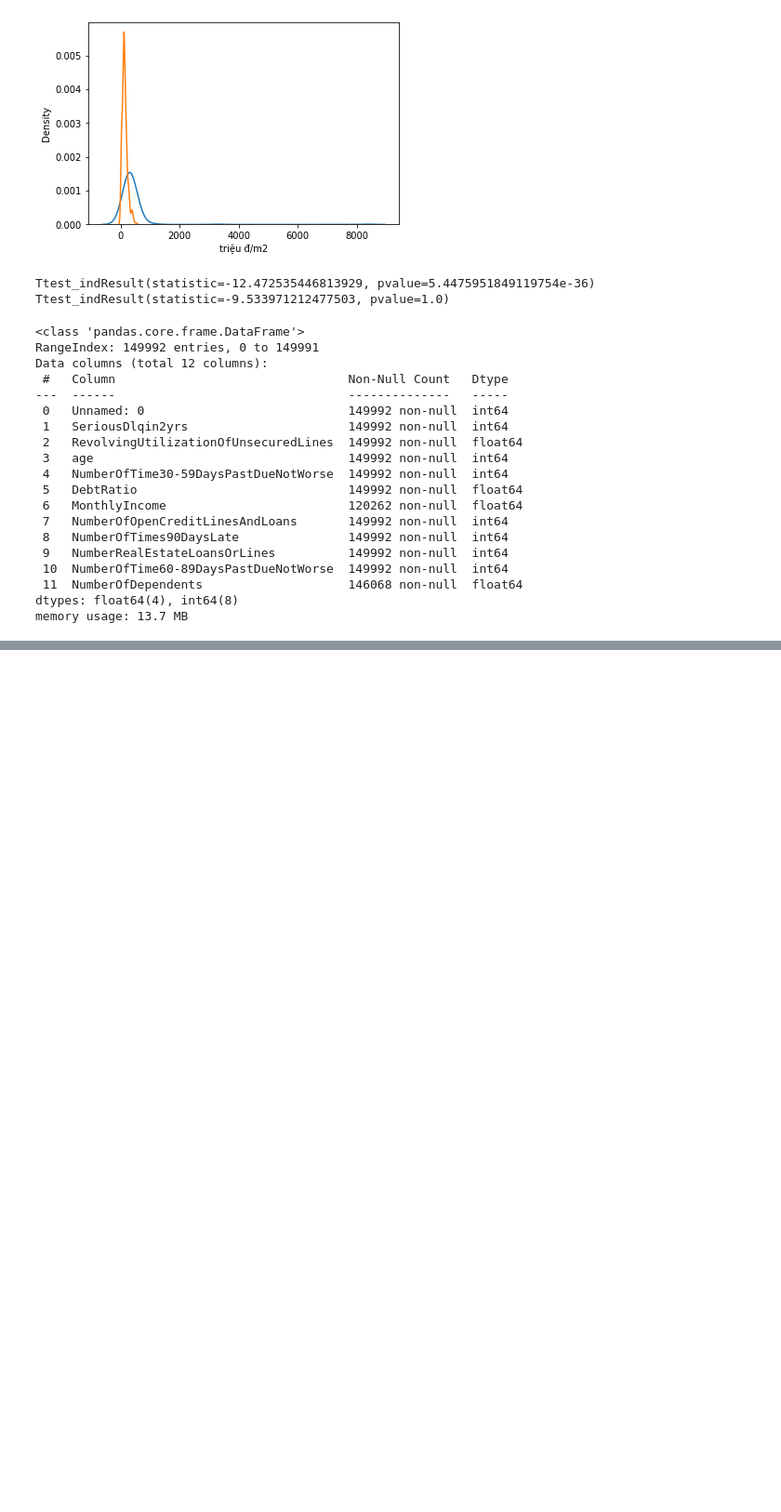
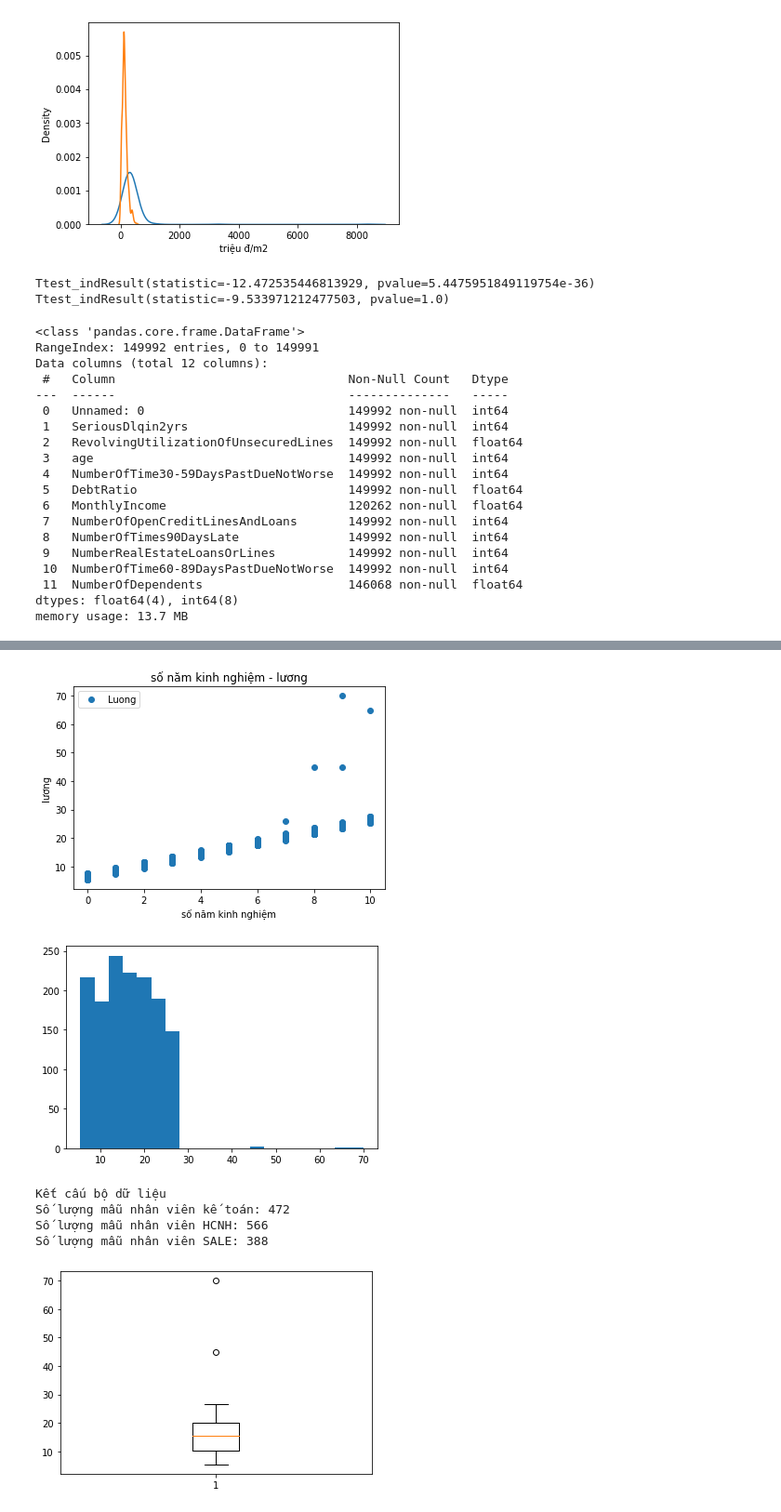
Before and after one commit to KimKieu123/DA30092022, a Jupyter notebook: BT Learn 1.ipynb, the cells around one changed output, grey strips where cells are left out. Shown at 93% size. Drawn from its saved outputs; the diff is of its cells as text; code cells hidden in the pictures; blank space fills up the shorter version.

```diff
--- a/BT Learn 1.ipynb
+++ b/BT Learn 1.ipynb
@@ -299,0 +612,80 @@ Name: triệu đ/m2, Length: 256, dtype: float64
+# %%
+#[Thực hành] Xây dựng mô hình hồi quy tuyến tính dự báo tiền lương
+import pandas as pd # Khai báo thư viện hỗ trợ đọc và phân tích dữ liệu ở dạng bảng
+dataset = pd.read_csv("salary_data.csv") # Lấy dữ liệu từ file work_data.csv đê phân tích và đặt tên dữ liệu đó là dataset
+import matplotlib.pyplot as plt  # Khai báo thư viện để vẽ hình
+dataset.plot(x='SoNamKinhNghiem', y='Luong', style='o')
+plt.title('số năm kinh nghiệm - lương')
+plt.xlabel('số năm kinh nghiệm')
+plt.ylabel('lương')
+plt.show()
+# vẽ biểu đồ histogram
+plt.hist(dataset['Luong'],20)
+plt.show()
+df_keToan = dataset[dataset["NganhNghe"] == "KeToan"]
+df_hcnh = dataset[dataset["NganhNghe"] == "HCNS"]
+df_sale = dataset[dataset["NganhNghe"] == "Sale"]
+
+print ("Kết cấu bộ dữ liệu")
+print ("Số lượng mẫu nhân viên kế toán: " + str(df_keToan.shape[0]))
+print ("Số lượng mẫu nhân viên HCNH: " + str(df_hcnh.shape[0]))
+print ("Số lượng mẫu nhân viên SALE: " + str(df_sale.shape[0]))
+
+n_by_nganhNghe = dataset.groupby("NganhNghe")["Luong"].mean()
+
+# Biểu đồ phân bố lương của nhân viên Kế toán
+plt.boxplot(df_keToan['Luong'])
+plt.show()
+
+from sklearn.model_selection import train_test_split
+from sklearn.linear_model import LinearRegression
+
+X = dataset['SoNamKinhNghiem'].values.reshape(-1,1)
+y = dataset['Luong'].values.reshape(-1,1)
+# chia bộ dữ liệu làm 2 tập train và test theo tỉ lệ 80% train, 20% test
+X_train, X_test, y_train, y_test = train_test_split(X, y, test_size=0.2, random_state=0)
+regressor = LinearRegression()  # Khai báo mô hình hồi quy tuyến tính
+regressor.fit(X_train, y_train) #Huấn luyện mô hình
+print( "Mô hình hồi quy sẽ có dạng: Lương = a + b * số năm kinh nghiệm \nvới các hệ số a và b lần lượt là")
+print(regressor.intercept_)
+#For retrieving the slope:
+print(regressor.coef_)
+
+y_pred = regressor.predict(X_test) # dự đoán trên số năm kinh nghiệm của bộ dữ liệu test
+## tính toán R2 của model
+import sklearn.metrics as metrics
+from sklearn.metrics import r2_score
+r2_train = r2_score(y_train, regressor.predict(X_train))
+print("R2 trên tập huấn luyện của model là:" + str(r2_train))
+r2_test = r2_score(y_test, y_pred)
+print("R2 trên tập kiểm tra của model là:" + str(r2_test))
+
+df = pd.DataFrame({'số năm kinh nghiệm': X_test.flatten(), 'Lương Thực tế': y_test.flatten(), 'Lương Dự báo': y_pred.flatten()})
+print("\n") # xuống dòng
+print("Đánh giá năng lực dự báo trung bình trên tập test")
+print('Sai số dự báo trung bình:', metrics.mean_absolute_error(y_test, y_pred))
+
+plt.scatter(X_test, y_test,  color='gray')
+plt.plot(X_test, y_pred, color='red', linewidth=2)
+plt.show()
+
+# lưu trữ mô hình vào máy tính
+import pickle # thư viện  giúp lưu trữ mô hình
+filename = 'model.sav'
+pickle.dump(regressor, open(filename, 'wb'))
+
+# Some time later.....
+# sử dụng mô hình
+#loaded_model = LinearRegression()
+loaded_model = pickle.load(open(filename, 'rb'))
+x = [[1],[2],[4]]
+y_pred = loaded_model.predict(x)
+y_pred
+# %% [output]
+[figure, added]
+[figure, added]
+Kết cấu bộ dữ liệu
+Số lượng mẫu nhân viên kế toán: 472
+Số lượng mẫu nhân viên HCNH: 566
+Số lượng mẫu nhân viên SALE: 388
+[figure, added]
```
Also changed, not shown: parts of 20 cells of this notebook, 6 other files.
